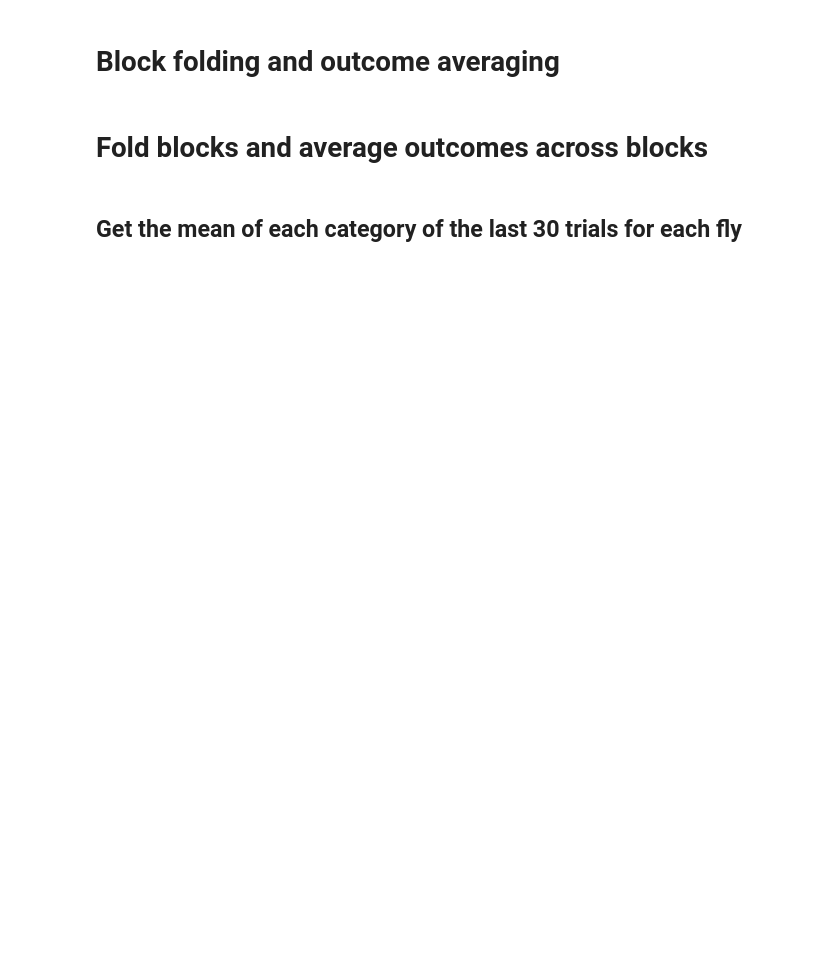
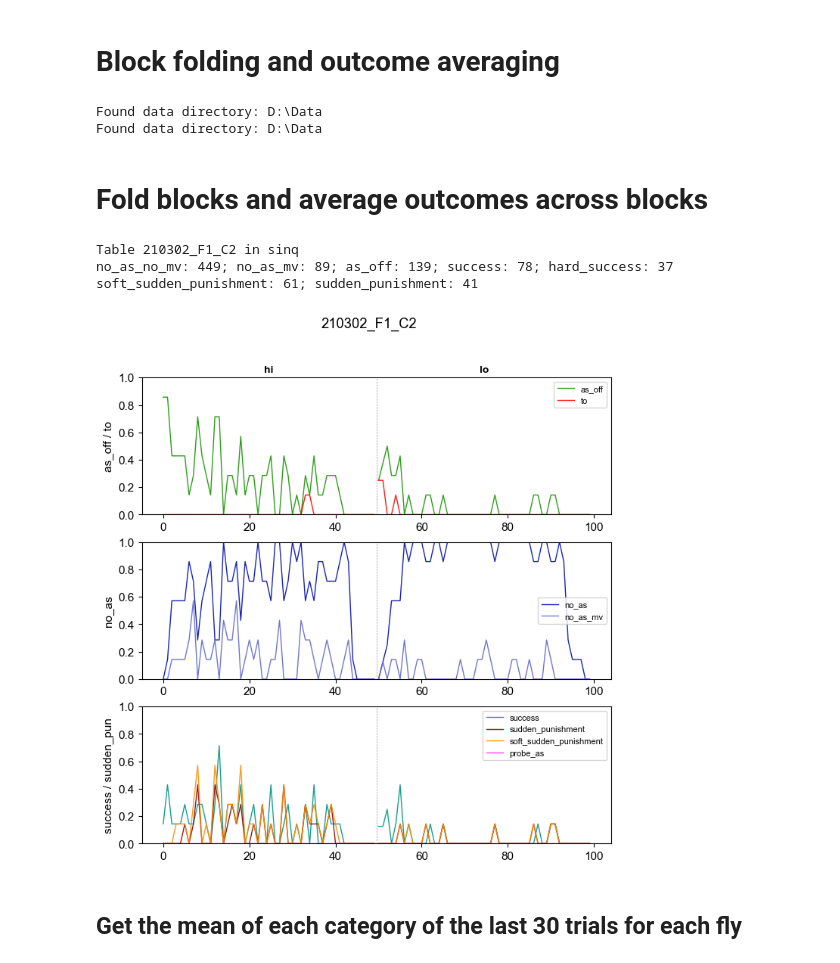
Before and after one commit to tony-azevedo/FlyLearning, a Jupyter notebook: op_cond_Figure3_block_folding.ipynb, the cells around one changed output. Drawn from its saved outputs; the diff is of its cells as text; code cells hidden in the pictures; blank space fills up the shorter version.

Commit message:
fold blocks addition changes

```diff
--- a/op_cond_Figure3_block_folding.ipynb
+++ b/op_cond_Figure3_block_folding.ipynb
@@ -182,5 +52,61 @@ def fold_blocks(T:Table = None,fig_dir:str = './Figure2',norm:bool = False):
+# %%
+sinq_1 = Sinq(sinqname='dataset_1')
+sinq_2 = Sinq(sinqname='dataset_2_controls')
+sinq_3 = Sinq(sinqname = 'dataset_3_genetic_manipulations')
+# %% [output]
+Found data directory: D:\Data
+Found data directory: D:\Data
 # %% [markdown]
 # Fold blocks and average outcomes across blocks
+# %%
+from mapd.block_folding import (
+    load_folded_counts_many, aggregate_folded_counts,
+    plot_folded_outcomes, plot_folded_outcomes_overlay,
+)
+
+# 1. Once per fly (fills the cache):
+for dfc in sinq_1.df.index:
+    T = sinq_1.restore_table(dfc)
+    T.extract_trial_properties()
+    T.find_successful_trials()
+    T.find_sudden_punishment_trials()
+    T.folded_outcome_counts()
+    sinq_1.drop_tables()
+
+for dfc in sinq_2.df.index:
+    T = sinq_2.restore_table(dfc)
+    T.extract_trial_properties()
+    T.find_successful_trials()
+    T.find_sudden_punishment_trials()
+    T.folded_outcome_counts()
+    sinq_2.drop_tables()
+
+for dfc in sinq_3.df.index:
+    T = sinq_3.restore_table(dfc)
+    T.extract_trial_properties()
+    T.find_successful_trials()
+    T.find_sudden_punishment_trials()
+    T.folded_outcome_counts()
+    sinq_3.drop_tables()
+# %% [output]
+Table 210302_F1_C2 in sinq
+no_as_no_mv: 449; no_as_mv: 89; as_off: 139; success: 78; hard_success: 37
+soft_sudden_punishment: 61; sudden_punishment: 41
+# %%
+# 2. Then group / regroup freely without touching Tables:
+# learners = sinq_1_2.df.index[sinq_1_2.has_tag('learn')]
+# per_fly = load_folded_counts_many(learners)
+# plot_folded_outcomes_overlay(per_fly, norm=True)
+
+# Same shape works for any group — control tag, genotype, pooled mutants, etc.
+
+from mapd.block_folding import load_folded_counts, plot_folded_outcomes
+
+counts = load_folded_counts('210302_F1_C2')
+fig = plot_folded_outcomes(counts, norm=True, title='210302_F1_C2')
+display(fig)
+# %% [output]
+[figure, added]
 # %%
 sinq2.df['blue_toggle_fraction']
 # %%
```
Also changed, not shown: parts of 3 cells of this notebook, 57 other files.
